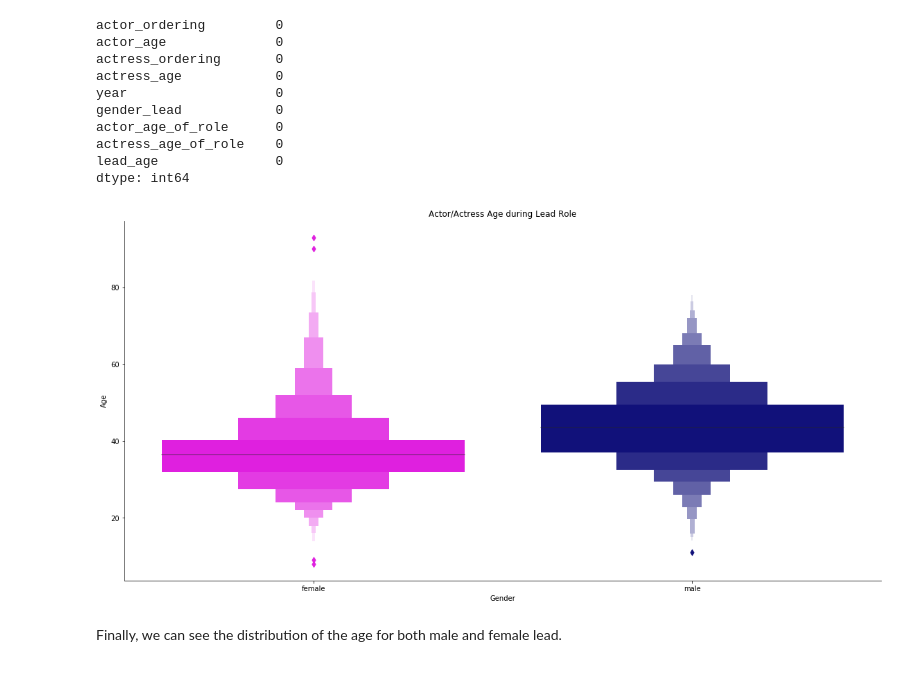
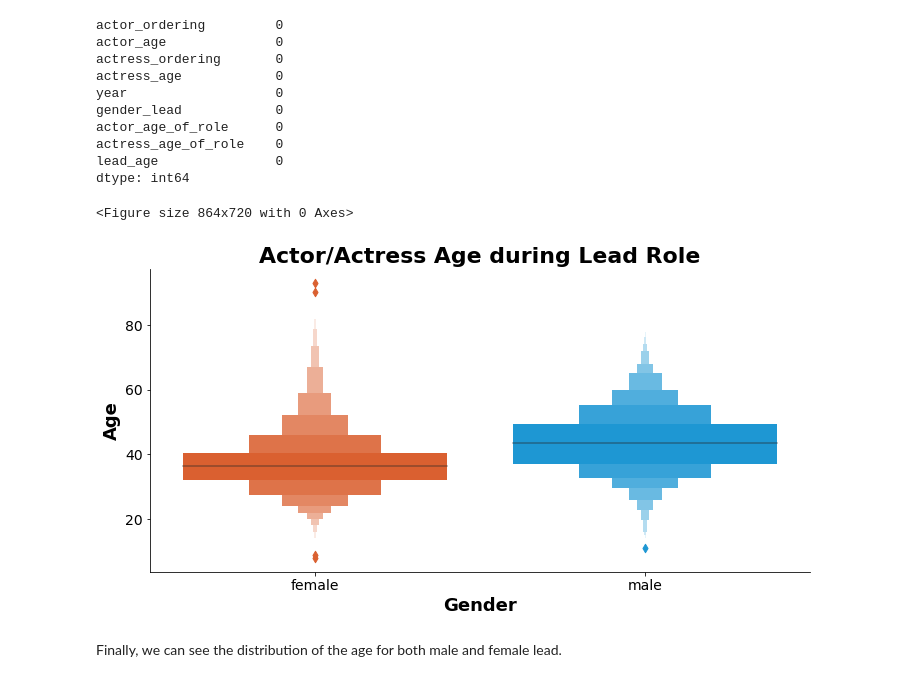
Before and after one commit to phoebetwong/flatiron_mod1project, a Jupyter notebook: mod1_proj.ipynb, the cells around one changed output. Drawn from its saved outputs; the diff is of its cells as text; code cells hidden in the pictures.

```diff
--- a/mod1_proj.ipynb
+++ b/mod1_proj.ipynb
@@ -510,13 +516,17 @@ actress_age_of_role    0
 lead_age               0
 dtype: int64
 # %%
-sns.catplot(x='gender_lead', y= 'lead_age', kind ='boxen', data = df_lead_age, height=8, aspect = 2,palette={"male": "darkblue", "female": "fuchsia"},)
-plt.xlabel('Gender')
-plt.ylabel('Age')
-plt.title('Actor/Actress Age during Lead Role')
-plt.savefig('Actor_Actress_Age.jpg')
+figure = plt.figure(figsize=(12, 10))
+sns.catplot(x='gender_lead', y= 'lead_age', kind ='boxen', data = df_lead_age,  aspect = 2,palette={"male": "#00a1f1", "female": "#f65314"},)
+plt.xticks(fontsize = 14)
+plt.yticks(fontsize = 14)
+plt.xlabel('Gender',fontweight='bold',fontsize = 18)
+plt.ylabel('Age',fontweight='bold',fontsize = 18)
+plt.title('Actor/Actress Age during Lead Role',fontweight='bold',fontsize = 22)
+plt.savefig('LeadAge.jpg',bbox_inches="tight")
 plt.show()
 # %% [output]
+<Figure size 864x720 with 0 Axes>
-[figure, old version]
+[figure, new version]
 # %% [markdown]
 Finally, we can see the distribution of the age for both male and female lead.
```
Also changed, not shown: parts of 3 cells of this notebook, 10 other files.
